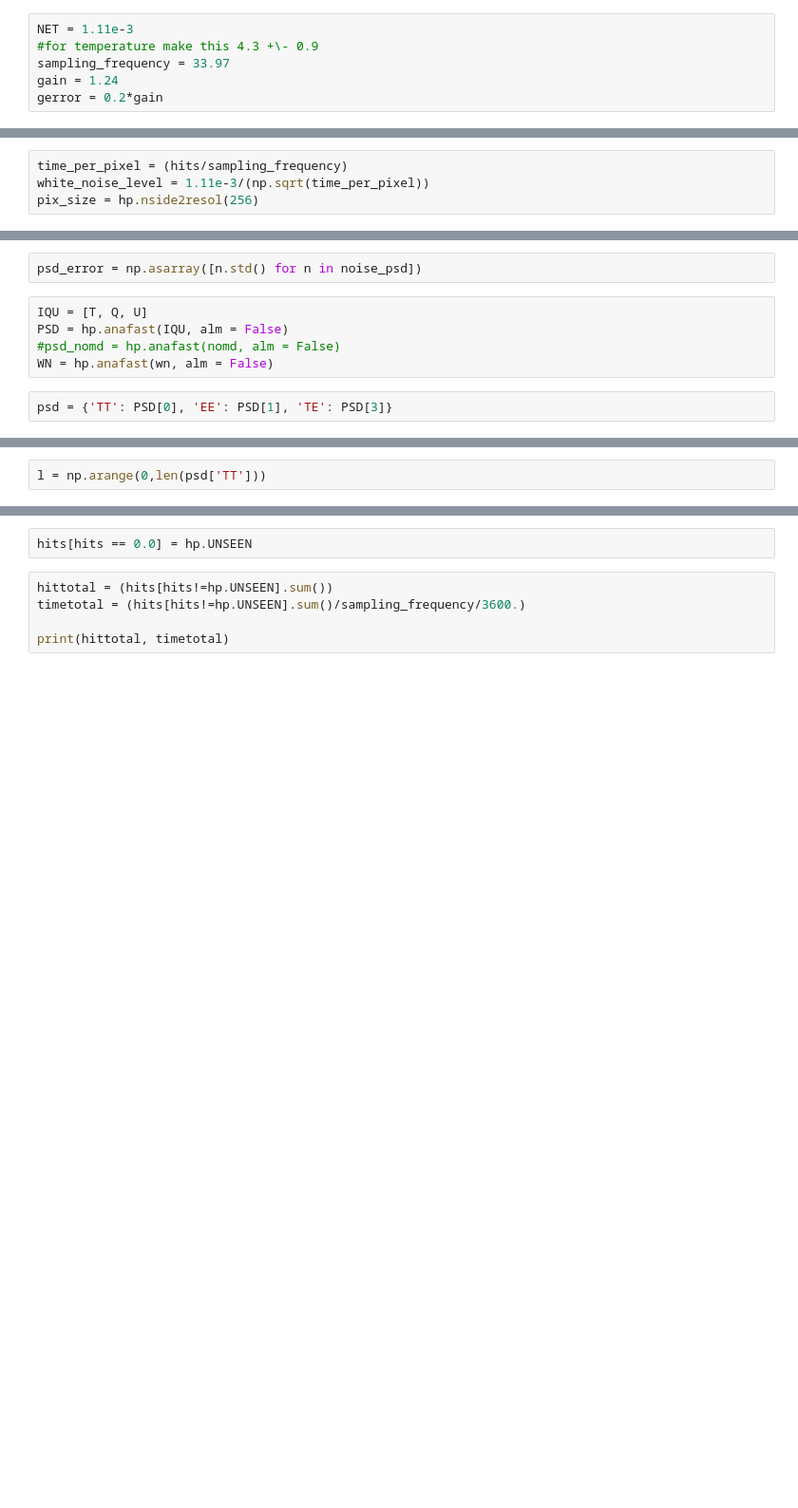
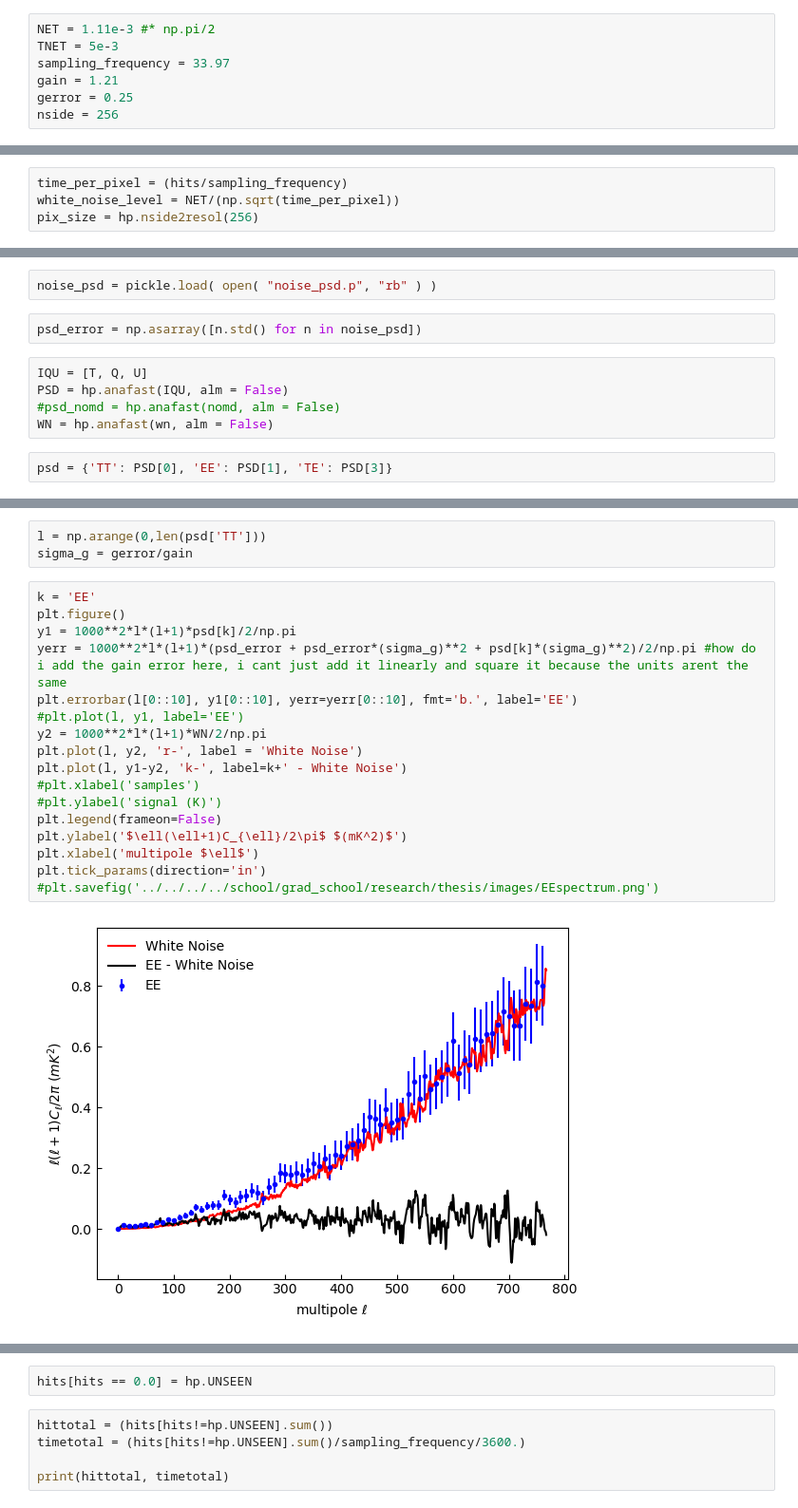
Before and after one commit to arikaplan/polaris_software, a Jupyter notebook: notebook/mapmaking.ipynb, the cells around one changed output, grey strips where cells are left out. Shown at 95% size. Saved outputs shown, nothing was run; the diff lists cells and outputs as text; blank space fills up the shorter version.

```diff
--- a/notebook/mapmaking.ipynb
+++ b/notebook/mapmaking.ipynb
@@ -137,6 +171,7 @@ binfile = '../../polaris_data/destriped/move/%s/bin.fits' % folder
 # %%
-NET = 1.11e-3
-#for temperature make this 4.3 +\- 0.9
+NET = 1.11e-3 #* np.pi/2
+TNET = 5e-3
 sampling_frequency = 33.97
-gain = 1.24
-gerror = 0.2*gain
+gain = 1.21
+gerror = 0.25
+nside = 256
@@ -179,6 +202,6 @@ INDXSCHM = IMPLICIT
 # %%
 time_per_pixel = (hits/sampling_frequency)
-white_noise_level = 1.11e-3/(np.sqrt(time_per_pixel))
+white_noise_level = NET/(np.sqrt(time_per_pixel))
 pix_size = hp.nside2resol(256)
 # %%
 np.random.seed(0)
@@ -204,3 +241,5 @@ noise_psd = error(100, white_noise_level)
+# %%
+noise_psd = pickle.load( open( "noise_psd.p", "rb" ) )
 # %%
 psd_error = np.asarray([n.std() for n in noise_psd])
 # %%
@@ -251,2 +319,22 @@ plt.plot(transfer['EE'])
 # %%
 l = np.arange(0,len(psd['TT']))
+sigma_g = gerror/gain
+# %%
+k = 'EE'
+plt.figure()
+y1 = 1000**2*l*(l+1)*psd[k]/2/np.pi
+yerr = 1000**2*l*(l+1)*(psd_error + psd_error*(sigma_g)**2 + psd[k]*(sigma_g)**2)/2/np.pi #how do i add the gain error here, i cant just add it linearly and square it because the units arent the same
+plt.errorbar(l[0::10], y1[0::10], yerr=yerr[0::10], fmt='b.', label='EE')
+#plt.plot(l, y1, label='EE')
+y2 = 1000**2*l*(l+1)*WN/2/np.pi
+plt.plot(l, y2, 'r-', label = 'White Noise')
+plt.plot(l, y1-y2, 'k-', label=k+' - White Noise')
+#plt.xlabel('samples')
+#plt.ylabel('signal (K)')
+plt.legend(frameon=False)
+plt.ylabel('$\ell(\ell+1)C_{\ell}/2\pi$ $(mK^2)$')
+plt.xlabel('multipole $\ell$')
+plt.tick_params(direction='in')
+#plt.savefig('../../../../school/grad_school/research/thesis/images/EEspectrum.png')
+# %% [output]
+[figure, added]
```
Also changed, not shown: parts of 58 cells of this notebook.
